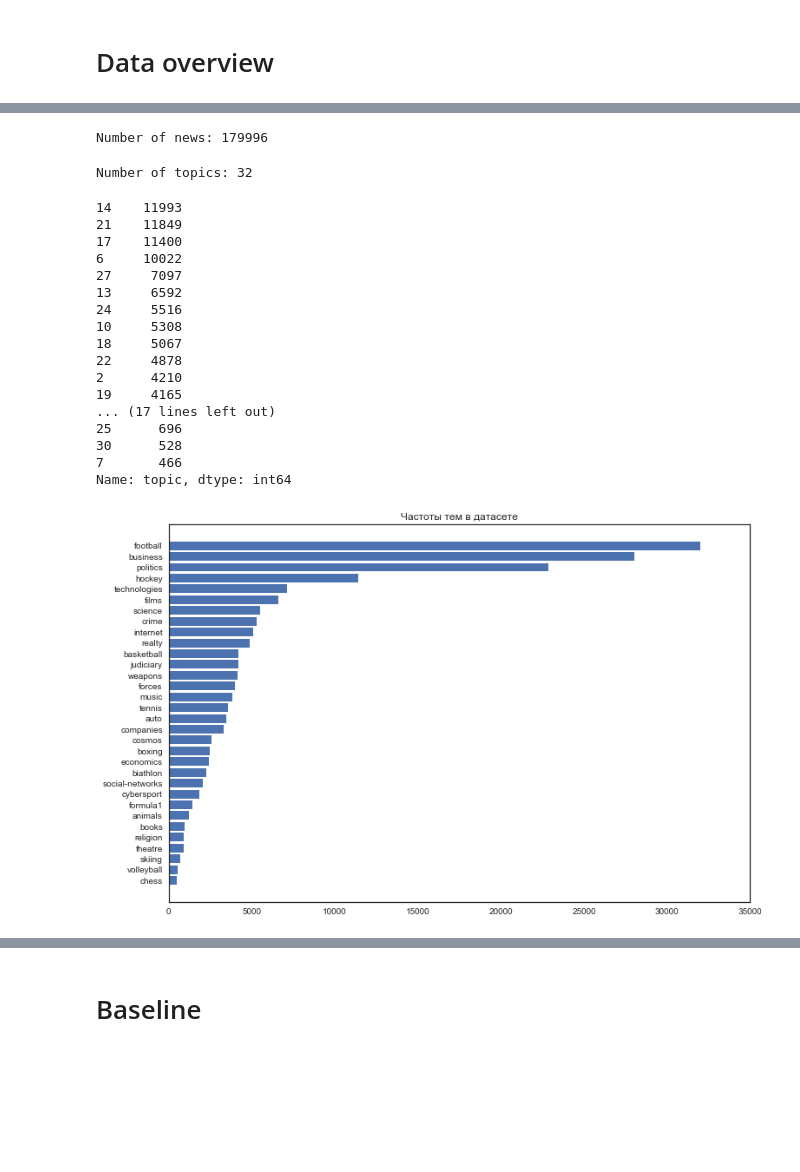
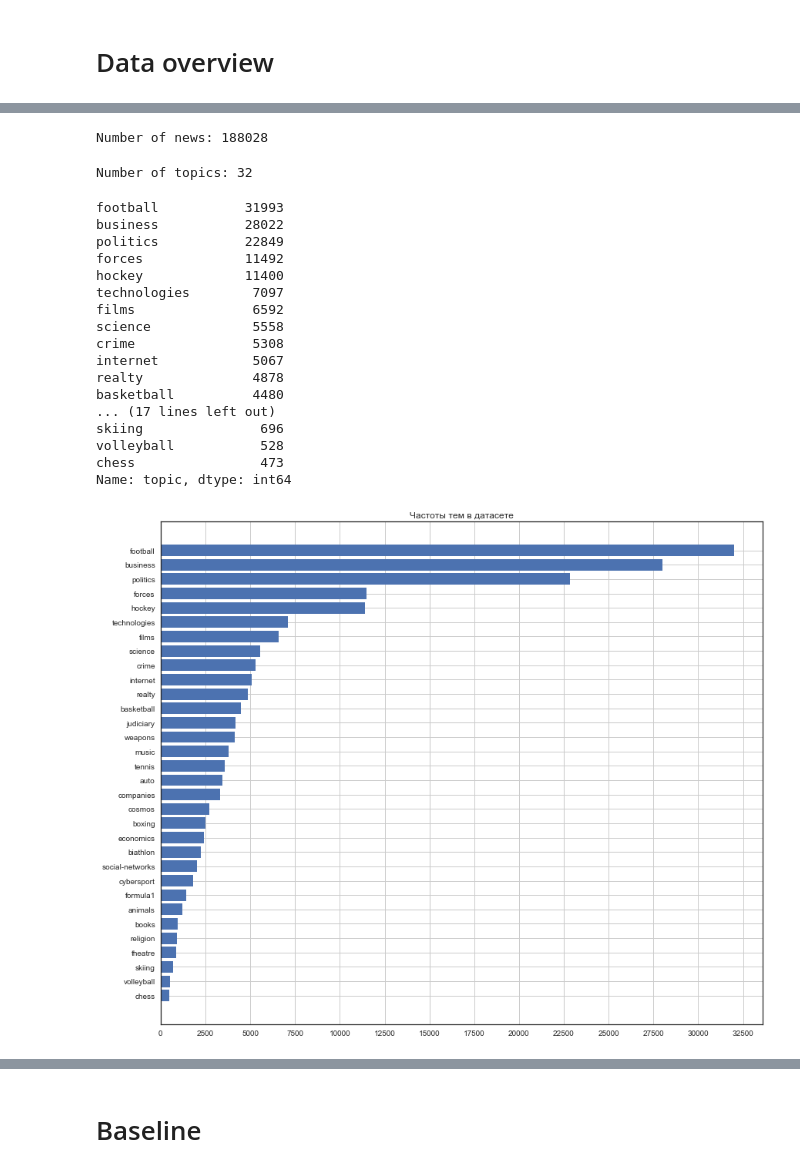
Before and after one commit to yutkin/News-Aggregator, a Jupyter notebook: SVM_classificaiton.ipynb, the cells around one changed output, grey strips where cells are left out. Saved outputs shown, nothing was run; the diff lists cells and outputs as text; code cells hidden in the pictures; blank space fills up the shorter version.

Commit message:
Evaluate on new data (+gazeta)

```diff
--- a/SVM_classificaiton.ipynb
+++ b/SVM_classificaiton.ipynb
@@ -23,8 +23,6 @@ tqdm.pandas()
 # Data overview
 # %%
 data = pd.read_csv('./DATA_MANY_TOPICS.csv')
-# %%
-data.dropna(inplace=True)
 # %%
 data.sample(5)
 # %% [output]
@@ -37,7 +35,7 @@ data.sample(5)
 # %%
 print('Number of news:', len(data))
 # %% [output]
-Number of news: 179996
+Number of news: 188028
 # %%
 print('Number of topics:', data.topic.nunique())
 # %% [output]
@@ -45,32 +43,33 @@ Number of topics: 32
 # %%
 data.topic.value_counts()
 # %% [output]
-14    11993
-21    11849
-17    11400
-6     10022
-27     7097
-13     6592
-24     5516
-10     5308
-18     5067
-22     4878
-2      4210
-19     4165
+football           31993
+business           28022
+politics           22849
+forces             11492
+hockey             11400
+technologies        7097
+films               6592
+science             5558
+crime               5308
+internet            5067
+realty              4878
+basketball          4480
 ... (17 lines left out)
-25      696
-30      528
-7       466
+skiing               696
+volleyball           528
+chess                473
 Name: topic, dtype: int64
 # %%
 topics_freq = data.topic.value_counts(ascending=True)
-plt.figure(figsize=(12,8))
+plt.figure(figsize=(14,12))
 plt.barh(range(len(topics_freq)), topics_freq.values)
 plt.yticks(range(len(topics_freq)), topics_freq.index);
-plt.xticks(np.arange(0, 35001, 5000));
+plt.xticks(np.arange(0, 33001, 2500));
+plt.grid(True)
 plt.title('Частоты тем в датасете');
 # %% [output]
-[figure, old version]
+[figure, new version]
 # %%
 class Pipeline(object):
     def __init__(self, *args):
```
Also changed, not shown: parts of 21 cells of this notebook.
